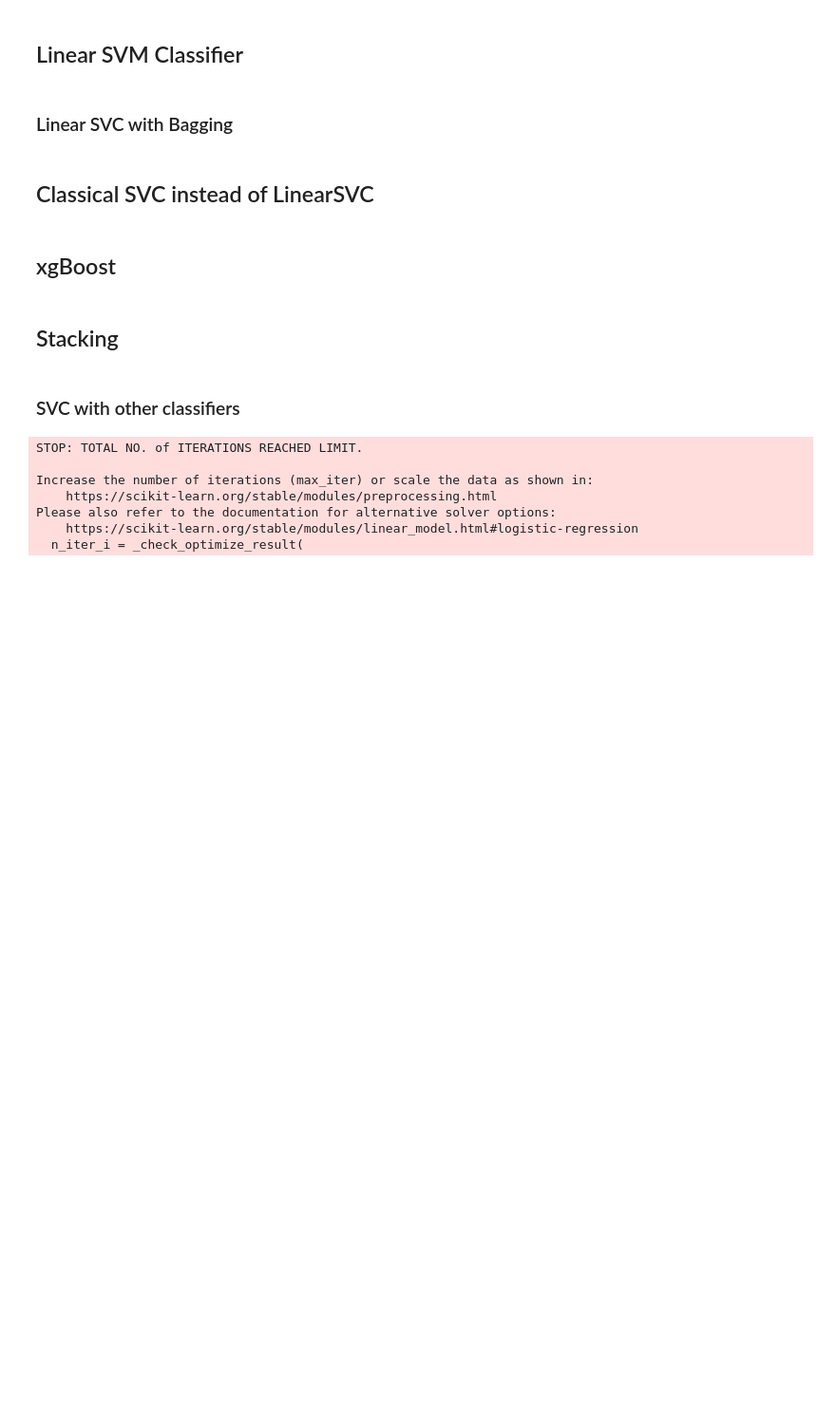
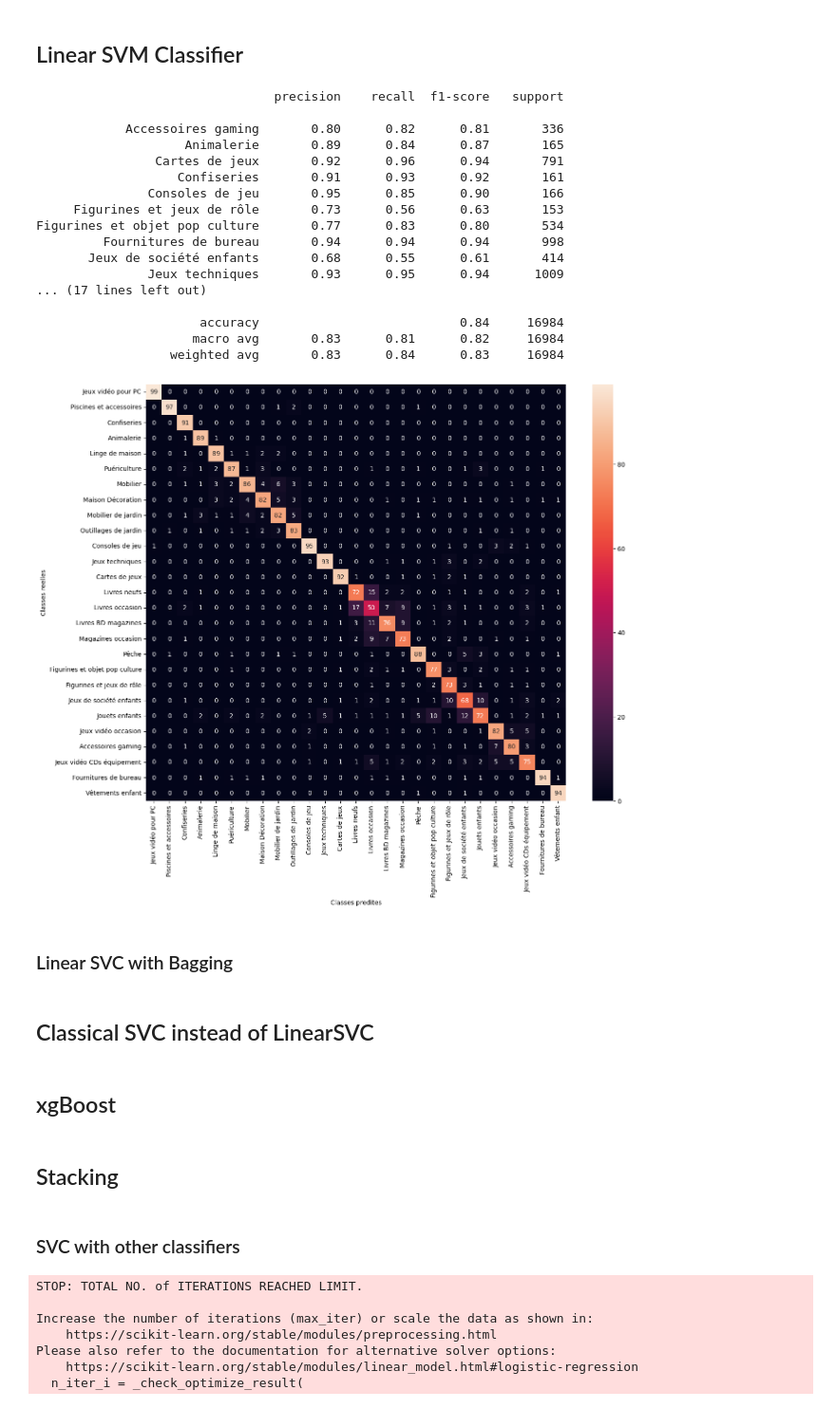
Before and after one commit to Konarovic/Rakuten, a Jupyter notebook: notebook/notebook_Textclassification_BoW.ipynb, the cells around one changed output. Shown at 95% size. Saved outputs shown, nothing was run; the diff lists cells and outputs as text; code cells hidden in the pictures; blank space fills up the shorter version.

```diff
--- a/notebook/notebook_Textclassification.ipynb
+++ b/notebook/notebook_Textclassification_BoW.ipynb
@@ -60,7 +21,8 @@ True
 # %% [markdown]
 ## Tokenize translated text
 # %%
-from nltk.tokenize import word_tokenize
-colname = 'designation_translated' #'designation'
-data['tokens'] = data[colname].str.lower().apply(lambda x: word_tokenize(x, language='french'))
+#tokenize single columns
+#from nltk.tokenize import word_tokenize
+#colname = 'designation_translated' #'designation'
+#data['tokens'] = data[colname].str.lower().apply(lambda x: word_tokenize(x, language='french'))
 # %%
@@ -68,11 +32,6 @@ from nltk.tokenize import word_tokenize
 colnames = ['designation_translated', 'description_translated'] #['designation', 'description']#
 merged_txt = data[colnames].apply(lambda row: ' '.join(s for s in row if isinstance(s, str)), axis=1)
 data['tokens'] = merged_txt.str.lower().apply(lambda x: word_tokenize(x, language='french'))
-# %%
-from nltk.tokenize import word_tokenize
-colnames = ['designation', 'description']#['designation_translated', 'description_translated'] #
-merged_txt = data[colnames].apply(lambda row: ' '.join(s for s in row if isinstance(s, str)), axis=1)
-data['tokens'] = merged_txt.str.lower().apply(lambda x: word_tokenize(x, language='french'))
 # %% [markdown]
 ## Load stopwords from NLTK
 # %%
@@ -105,18 +67,17 @@ data['tokens'] = data['tokens'].apply(lambda x:  ' '.join(x))
 # %%
+#import re
+
 #remove words shorter than 4 characters
-data['tokens'] = data['tokens'].apply(lambda x:  re.sub(r"\b\w{1,2}\b(?!°)", ' ', x))
+#data['tokens'] = data['tokens'].apply(lambda x:  re.sub(r"\b\w{1,2}\b(?!°)", ' ', x))
+
+#remove numbers
+#data['tokens'] = data['tokens'].apply(lambda x:  re.sub(r"[0-9]+", ' ', x))
+
+#remove any word that has no vowel
+#data['tokens'] = data['tokens'].apply(lambda x:  re.sub(r"\b(?![^aeiouyáéíóúàèìòùâêîôûäëïöü])[^\s]+\b", ' ', x))
+
+#removing extra spaces
+#data['tokens'] = data['tokens'].apply(lambda x: ' '.join(x.split()))
-# %%
-#remove words shorter than 4 characters
-data['tokens'] = data['tokens'].apply(lambda x:  re.sub(r"\b\w{1,2}\b(?!°)", ' ', x))
-
-#remove numbers
-data['tokens'] = data['tokens'].apply(lambda x:  re.sub(r"[0-9]+", ' ', x))
-
-#remove any word that has no vowel
-data['tokens'] = data['tokens'].apply(lambda x:  re.sub(r"\b(?![^aeiouyáéíóúàèìòùâêîôûäëïöü])[^\s]+\b", ' ', x))
-
-#removing extra spaces
-data['tokens'] = data['tokens'].apply(lambda x: ' '.join(x.split()))
 # %% [markdown]
 ## CountVectorizer and TF-IDF vectorizer
 # %%
@@ -255,23 +218,42 @@ Figurines et objet pop culture       0.67      0.72      0.69       534
 # %%
 from sklearn.svm import SVC, LinearSVC
 from sklearn.model_selection import GridSearchCV
 from sklearn.metrics import make_scorer, f1_score
 
 svc = LinearSVC(penalty='l2', C=1, random_state=123, dual='auto', max_iter=10^6, class_weight='balanced')
 #f1_weighted = make_scorer(f1_score, average='weighted',labels=y_train.unique()) doesn't work for some reason
 
 params = {'C': np.linspace(0.5, 1.5, 11),
           'penalty': ['l1', 'l2'],
           'class_weight': [None, 'balanced']}
 
 gridcv = GridSearchCV(svc, param_grid=params, cv=5, n_jobs=-1, scoring='f1_weighted')
 gridcv.fit(X_train_tfidf, y_train);
 
 y_pred_svc = gridcv.predict(X_test_tfidf)
 
+print(gridcv.best_params_)
+
 plot_classification_results(y_test, y_pred_svc);
-
-gridcv.best_params_
+# %% [output]
+                                precision    recall  f1-score   support
+
+            Accessoires gaming       0.80      0.82      0.81       336
+                    Animalerie       0.89      0.84      0.87       165
+                Cartes de jeux       0.92      0.96      0.94       791
+                   Confiseries       0.91      0.93      0.92       161
+               Consoles de jeu       0.95      0.85      0.90       166
+     Figurines et jeux de rôle       0.73      0.56      0.63       153
+Figurines et objet pop culture       0.77      0.83      0.80       534
+         Fournitures de bureau       0.94      0.94      0.94       998
+       Jeux de société enfants       0.68      0.55      0.61       414
+               Jeux techniques       0.93      0.95      0.94      1009
+... (17 lines left out)
+
+                      accuracy                           0.84     16984
+                     macro avg       0.83      0.81      0.82     16984
+                  weighted avg       0.83      0.84      0.83     16984
+[figure, added]
 # %% [markdown]
 ### Linear SVC with Bagging
 # %%
```
Also changed, not shown: parts of 21 cells of this notebook, 1 other file.
